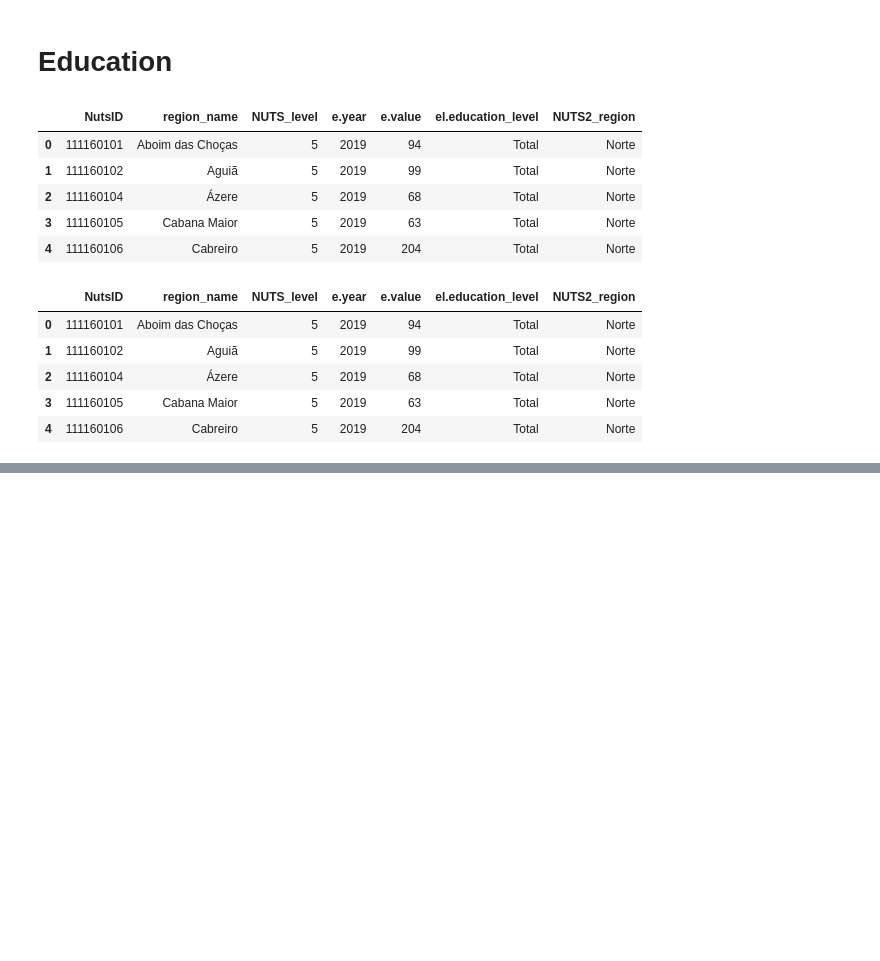
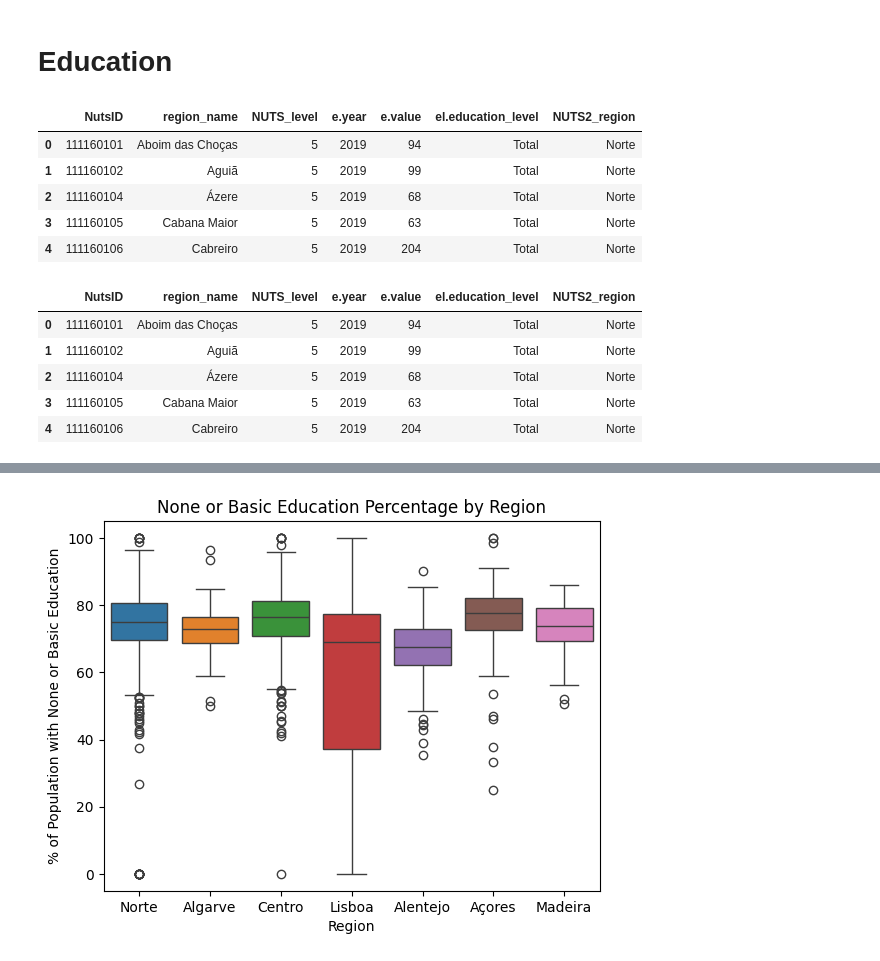
Before and after one commit to domwelsh/avcad_final, a Jupyter notebook: Codes/dom_PCA.ipynb, the cells around one changed output, grey strips where cells are left out. Cells and saved outputs as stored; diff of their text form; code cells hidden in the pictures; blank space fills up the shorter version.

```diff
--- a/Codes/dom_PCA.ipynb
+++ b/Codes/dom_PCA.ipynb
@@ -149,0 +229,13 @@ plt.show()
+# %%
+sns.boxplot(
+    data=ed_nb_sum,
+    x="NUTS2_region",
+    y="none_basic_perc",
+    hue="NUTS2_region"
+)
+plt.title('None or Basic Education Percentage by Region')
+plt.xlabel('Region')
+plt.ylabel('% of Population with None or Basic Education')
+plt.show()
+# %% [output]
+[figure, added]
```
Also changed, not shown: parts of 54 cells of this notebook, 5 other files.
